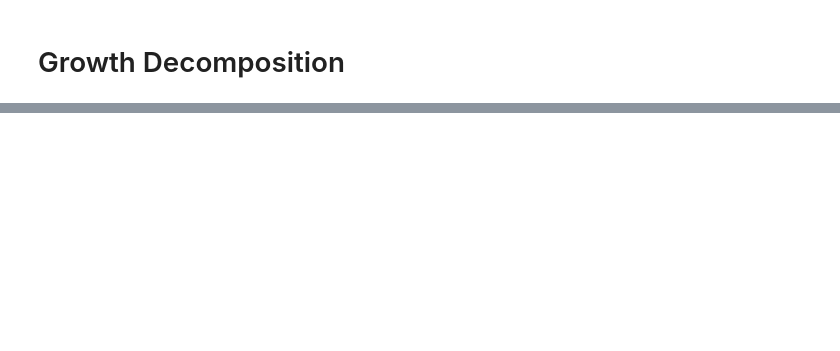
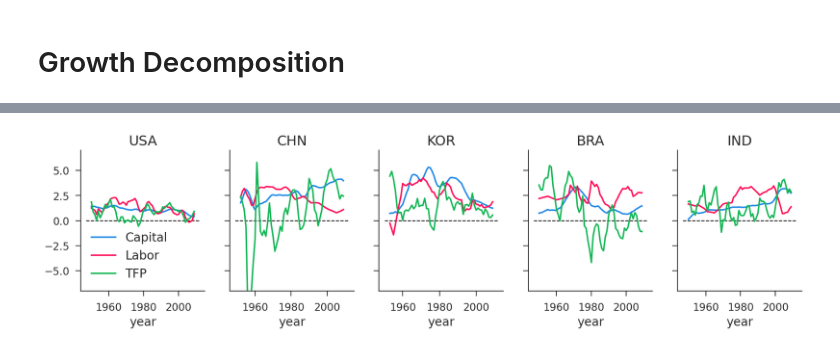
Before and after one commit to iamlemec/data_science, a Jupyter notebook: examples/multi_country.ipynb, the cells around one changed output, grey strips where cells are left out. Cells and saved outputs as stored; diff of their text form; code cells hidden in the pictures; blank space fills up the shorter version.

```diff
--- a/examples/multi_country.ipynb
+++ b/examples/multi_country.ipynb
@@ -46,6 +47,7 @@ ltfp = np.log(pwt['rgdpna']) - alpha*np.log(pwt['rkna']) - (1.0-alpha)*np.log(hc
 tfp = np.exp(ltfp)
 # %%
 # plot TFP data
-tfp[country].plot(logy=True,title='Total Factor Productivity (TFP)',ylim=(20,600))
-sns.despine()
+sel = tfp[country]
+ax = sel.plot(title='Total Factor Productivity (TFP)', ylim=(50, 600))
+ax.legend(bbox_to_anchor=(1, 1)); # put legend on outside
 # %% [output]
@@ -56,8 +58,10 @@ sns.despine()
 # do growth decomposition into: TFP, capital (physical capital), and labor (human capital)
 lcapital = alpha*np.log(pwt['rkna'])
 llabor = (1.0-alpha)*np.log(hcap)
-for c in country:
-    decomp = pd.DataFrame({'TFP':ltfp[c],'Capital':lcapital[c],'Labor':llabor[c]})
-    growth = 100*(decomp.diff(5).shift(-5).ix[1950:2000:5]/5) # percentage annualized growth
-    growth.plot(title=c)
-    sns.despine()
+decomp = pd.concat({
+    'TFP': ltfp,
+    'Capital': lcapital,
+    'Labor': llabor
+}, axis=1)
+decomp = decomp.swaplevel(axis=1).sort_index(axis=1)
+growth = 100*(decomp.loc[1950:].diff(5).shift(-5)/5)
@@ -69,0 +68,8 @@ for c in country:
+# %%
+fig, axes = plt.subplots(ncols=len(country), figsize=(15, 3), sharey=True)
+for c, ax in zip(country, axes):
+    growth[c].plot(title=c, ax=ax, legend=(c=='USA'))
+    ax.hlines(0, *ax.get_xlim(), linestyle='--', linewidth=1)
+    ax.set_ylim(-7, 7)
+# %% [output]
+[figure, added]
```
Also changed, not shown: parts of 11 cells of this notebook, 8 other files.
